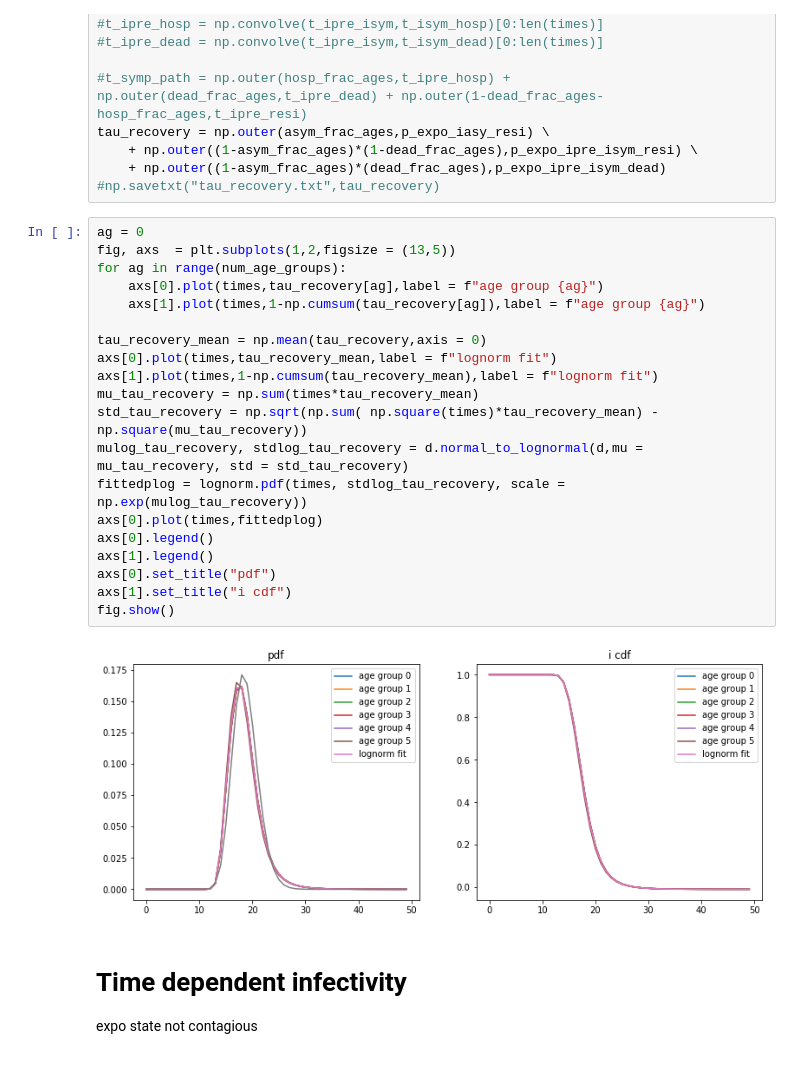
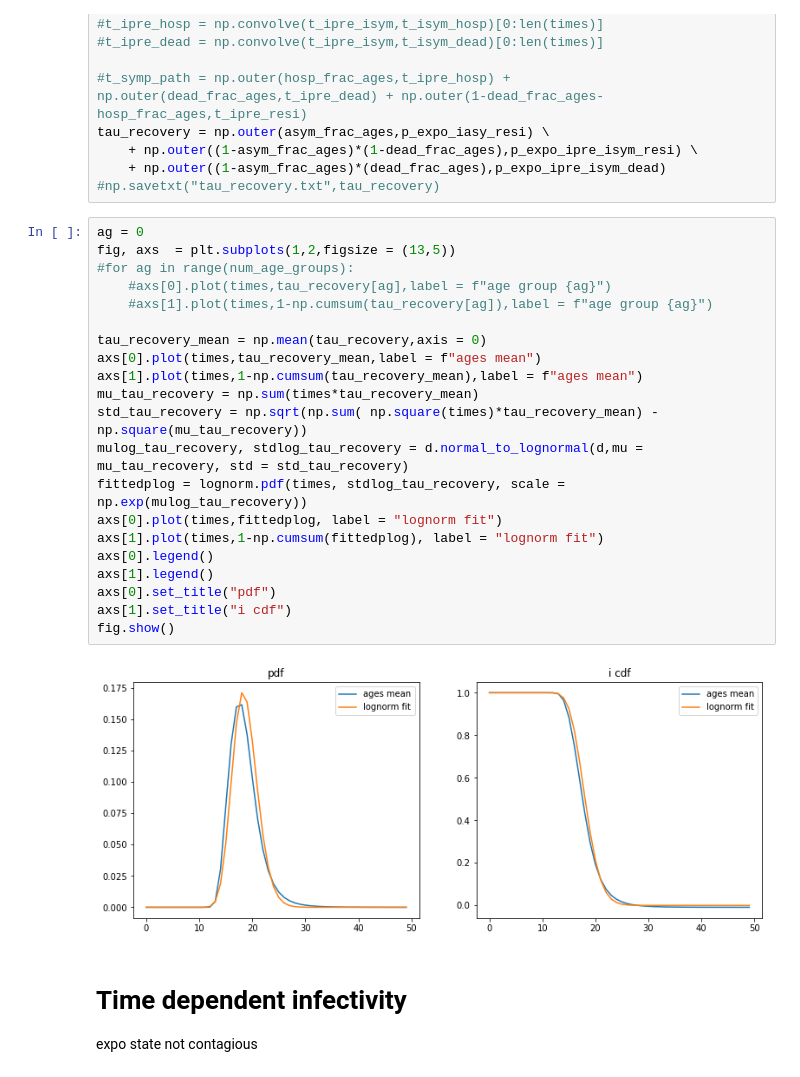
Before and after one commit to sibyl-team/simulator, a Jupyter notebook: priors.ipynb, the cells around one changed output. Drawn from its saved outputs; the diff is of its cells as text.

Commit message:
fix labels

```diff
--- a/priors.ipynb
+++ b/priors.ipynb
@@ -89,25 +89,26 @@ tau_recovery = np.outer(asym_frac_ages,p_expo_iasy_resi) \
 # %%
 ag = 0
 fig, axs  = plt.subplots(1,2,figsize = (13,5))
-for ag in range(num_age_groups):
-    axs[0].plot(times,tau_recovery[ag],label = f"age group {ag}")
-    axs[1].plot(times,1-np.cumsum(tau_recovery[ag]),label = f"age group {ag}")
+#for ag in range(num_age_groups):
+    #axs[0].plot(times,tau_recovery[ag],label = f"age group {ag}")
+    #axs[1].plot(times,1-np.cumsum(tau_recovery[ag]),label = f"age group {ag}")
 
 tau_recovery_mean = np.mean(tau_recovery,axis = 0)
-axs[0].plot(times,tau_recovery_mean,label = f"lognorm fit")
-axs[1].plot(times,1-np.cumsum(tau_recovery_mean),label = f"lognorm fit")
+axs[0].plot(times,tau_recovery_mean,label = f"ages mean")
+axs[1].plot(times,1-np.cumsum(tau_recovery_mean),label = f"ages mean")
 mu_tau_recovery = np.sum(times*tau_recovery_mean)
 std_tau_recovery = np.sqrt(np.sum( np.square(times)*tau_recovery_mean) - np.square(mu_tau_recovery))
 mulog_tau_recovery, stdlog_tau_recovery = d.normal_to_lognormal(d,mu = mu_tau_recovery, std = std_tau_recovery)
 fittedplog = lognorm.pdf(times, stdlog_tau_recovery, scale = np.exp(mulog_tau_recovery))
-axs[0].plot(times,fittedplog)
+axs[0].plot(times,fittedplog, label = "lognorm fit")
+axs[1].plot(times,1-np.cumsum(fittedplog), label = "lognorm fit")
 axs[0].legend()
 axs[1].legend()
 axs[0].set_title("pdf")
 axs[1].set_title("i cdf")
 fig.show()
 # %% [output]
-[figure, old version]
+[figure, new version]
 # %% [markdown]
 # Time dependent infectivity
 expo state not contagious
```
